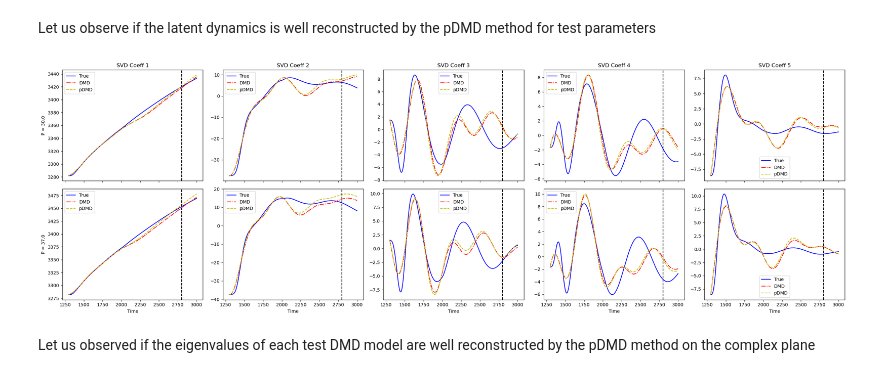
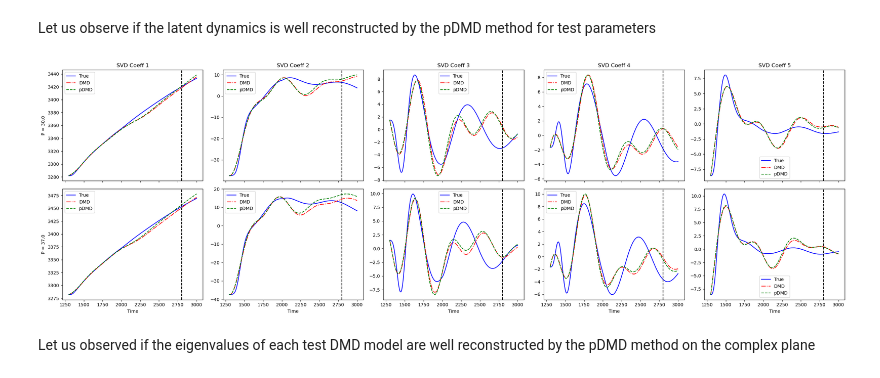
Before and after one commit to ERMETE-Lab/ROSE-pDMD, a Jupyter notebook: TestCases/01a_dynasty1param.ipynb, the cells around one changed output. Cells and saved outputs as stored; diff of their text form; code cells hidden in the pictures.

```diff
--- a/TestCases/01a_dynasty1param.ipynb
+++ b/TestCases/01a_dynasty1param.ipynb
@@ -309,35 +309,35 @@ for mu_test in range(len(test_params)):
 
     dmds_test[mu_test] = _dmd_test
 
     if roi.scaler is not None:
         dmd_rec_pod_coeff   = roi.scaler.inverse_transform(_dmd_test.reconstructed_data.T.real).T
     else:
         dmd_rec_pod_coeff = _dmd_test.reconstructed_data.real
 
     predicted_pod_coeff = roi.advance(test_pod_coeff[mu_test, 0, :roi.rank], len(pred_time), test_params[mu_test])
 
     for ii, idx in enumerate(modes_to_plot):
         axs[mu_test, ii].plot(pred_time, test_pod_coeff[mu_test, :, idx], 'b', label='True')
         axs[mu_test, ii].plot(pred_time, dmd_rec_pod_coeff[idx], 'r-.', label='DMD')
-        axs[mu_test, ii].plot(pred_time, predicted_pod_coeff[idx], 'y--', label='pDMD')
+        axs[mu_test, ii].plot(pred_time, predicted_pod_coeff[idx], 'g--', label='pDMD')
         axs[mu_test, ii].legend()
 
         if mu_test == 0:
             axs[mu_test, ii].set_title(f'SVD Coeff {idx+1}')
 
         if ii == 0:
             axs[mu_test, ii].set_ylabel(f'P = {test_params[mu_test]}')
 
         if mu_test == len(test_params)-1:
             axs[mu_test, ii].set_xlabel('Time')
 
 for ax in axs.flatten():
     ax.axvline(train_time[-1], color='black', linestyle='--')
 
 plt.tight_layout()
 fig.savefig(path_res + 'pdmd_roi_test_latent_dyn.pdf', format='pdf', dpi=200, bbox_inches='tight')
 # %% [output]
-[figure, old version]
+[figure, new version]
 # %% [markdown]
 Let us observed if the eigenvalues of each test DMD model are well reconstructed by the pDMD method on the complex plane
 # %%
```
Also changed, not shown: parts of 11 cells of this notebook, 3 other files.
